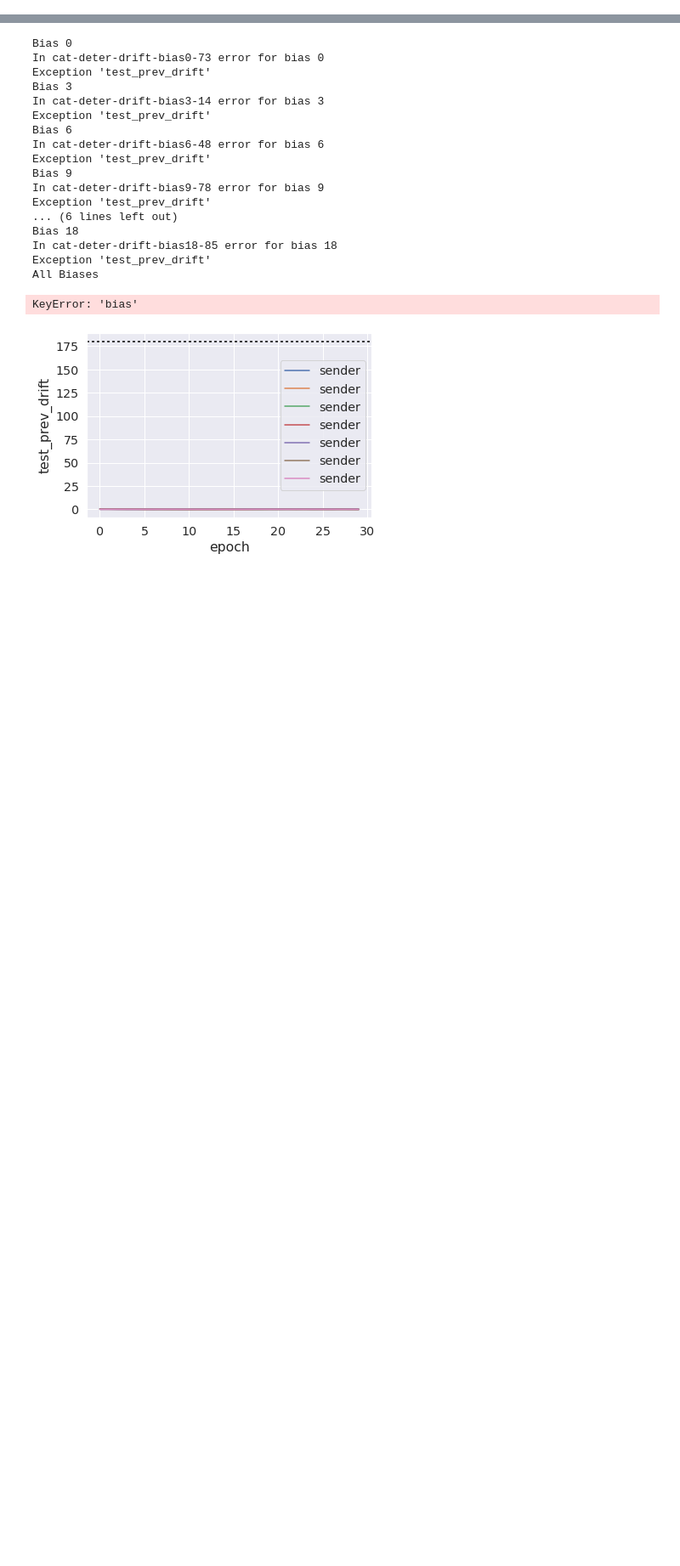
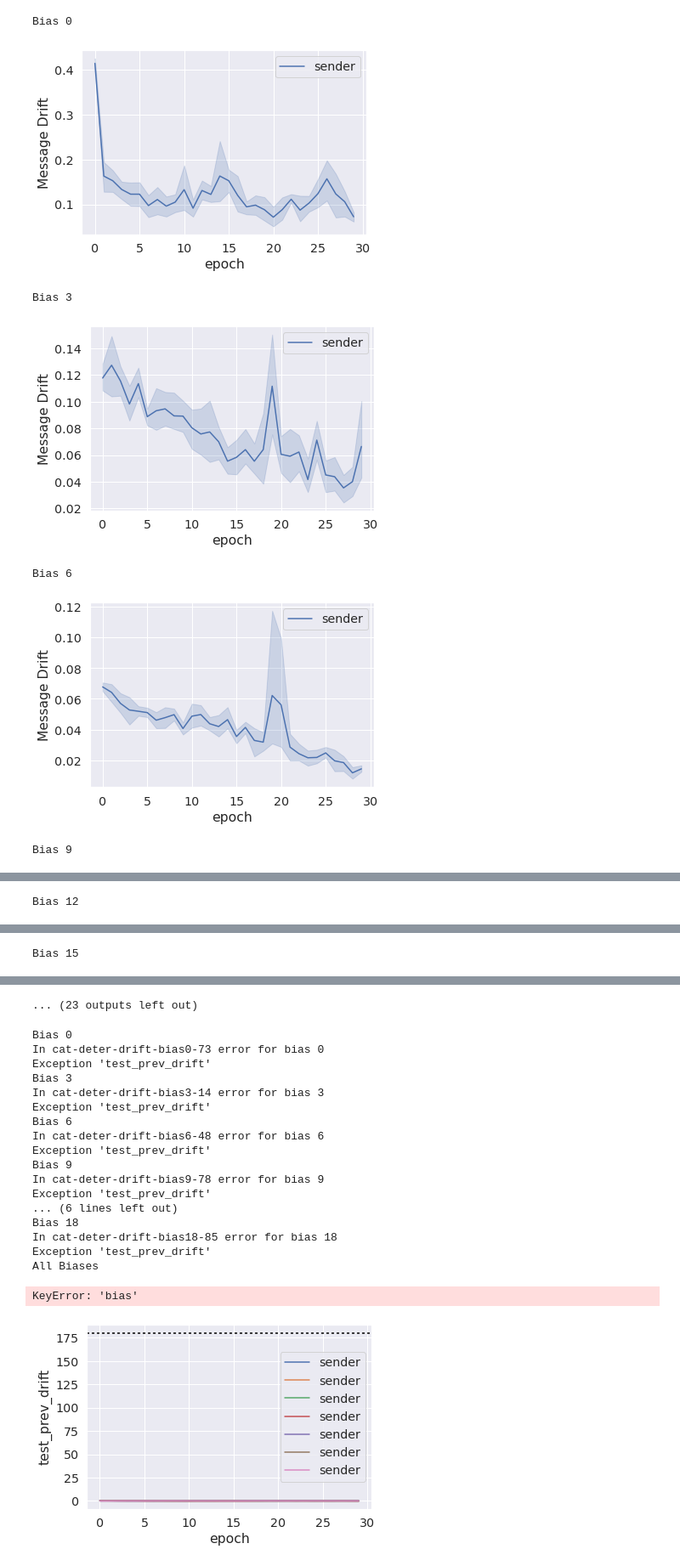
Before and after one commit to mnoukhov/emergent-compete, a Jupyter notebook: notebooks/Best Results Plot.ipynb, the cells around one changed output, grey strips where cells are left out. Shown at 85% size. Cells and saved outputs as stored; diff of their text form; code cells hidden in the pictures; blank space fills up the shorter version.

Commit message:
Best Results and Hyperparam plotting for drift

```diff
--- a/notebooks/Best Results Plot.ipynb
+++ b/notebooks/Best Results Plot.ipynb
@@ -76,7 +77,7 @@ def plot(logdir, savedir=None, name='error', last_epochs=10, show=True, verbose=
 
         else:
             sns.lineplot(data=sender, x="epoch", y=sender[metric], label="sender")
-            sns.lineplot(data=recver, x="epoch", y=recver[metric], label="receiver")
+            # sns.lineplot(data=recver, x="epoch", y=recver[metric], label="receiver")
 
         if 'error' in metric:
             plt.ylabel(r'Test $L_1$ loss')
@@ -94,11 +95,16 @@ def plot(logdir, savedir=None, name='error', last_epochs=10, show=True, verbose=
         plt.show()
         plt.clf()
 
+    if 'error' in metric:
+        error_sum = pd.DataFrame(sender['test_l1_error'] + recver['test_l1_error']).join(logs['epoch'])
+        error_last = error_sum[error_sum['epoch'] >= num_epochs - last_epochs]
+        seeds_metric = [error_last[i*last_epochs:(i+1)*last_epochs]['test_l1_error'].mean() for i in range(5)]
+    elif 'drift' in metric:
+        drift = pd.DataFrame(sender['test_prev_drift']).join(logs['epoch'])
+        drift_seeds = [drift[i*30:(i+1)*30] for i in range(5)]
+        seeds_metric = [auc(df['epoch'], df['test_prev_drift']) for df in drift_seeds]
 
-    error_sum = pd.DataFrame(sender['test_l1_error'] + recver['test_l1_error']).join(logs['epoch'])
-    error_last = error_sum[error_sum['epoch'] >= num_epochs - last_epochs]
-
-    return [error_last[i*last_epochs:(i+1)*last_epochs]['test_l1_error'].mean() for i in range(5)]
+    return seeds_metric
 
 
 def plot_hyperparam_results(results_dir, label='', savepath=None, last_epochs=10, show=True, title='', skip_18=True, metric="test_l1_error"):
@@ -149,11 +155,15 @@ def plot_hyperparam_results(results_dir, label='', savepath=None, last_epochs=10
 
 
     print(f'All Biases')
-    if show:
+
+    if 'error' in metric:
         plt.axhline(torch.tensor(360 / 2), color="black", dashes=(2,2,2,2))
+        sns.lineplot(data=df, x=df['bias']*10, label=label, y=df['seed_score']*10)
+        plt.ylabel(r'Test $L_1^s$ + $L_1^r$')
+    elif 'drift' in metric:
+        sns.lineplot(data=df, x=df['bias']*10, label=label, y=df['seed_score'])
+        plt.ylabel(r'AUC of JSD over training')
 
-    sns.lineplot(data=df, x=df['bias']*10, label=label, y=df['seed_score']*10)
-    plt.ylabel(r'Test $L_1^s$ + $L_1^r$')
     plt.title(title)
     plt.legend()
     if savepath is not None:
@@ -167,3 +177,19 @@ def plot_hyperparam_results(results_dir, label='', savepath=None, last_epochs=10
     return df
 # %%
 result_dir = Path('/mnt/home/emergent-compete/results/')
+# %%
+# Drift
+
+resultspath = result_dir / 'best-cat-deter-drift'
+with sns.plotting_context('paper'):
+    sns.set(font_scale=1.3)
+    plot_hyperparam_results(resultspath, savepath=resultspath / 'plots', title='Drift vs Competition', skip_18=False, metric="test_prev_drift")
+    plot_hyperparam_results(resultspath, savepath=resultspath / 'plots', title='Sum of Error vs Competition', skip_18=False, metric="test_l1_error")
+# %% [output]
+Bias 0
+[figure, added]
+Bias 3
+[figure, added]
+Bias 6
+[figure, added]
+Bias 9
@@ -169,0 +197 @@ result_dir = Path('/mnt/home/emergent-compete/results/')
+Bias 12
@@ -169,0 +199 @@ result_dir = Path('/mnt/home/emergent-compete/results/')
+Bias 15
@@ -170,3 +201,4 @@ result_dir = Path('/mnt/home/emergent-compete/results/')
+... (23 outputs left out)
 # %%
 # Discrete Messages
 
```
Also changed, not shown: parts of 2 cells of this notebook, 1 other file.
